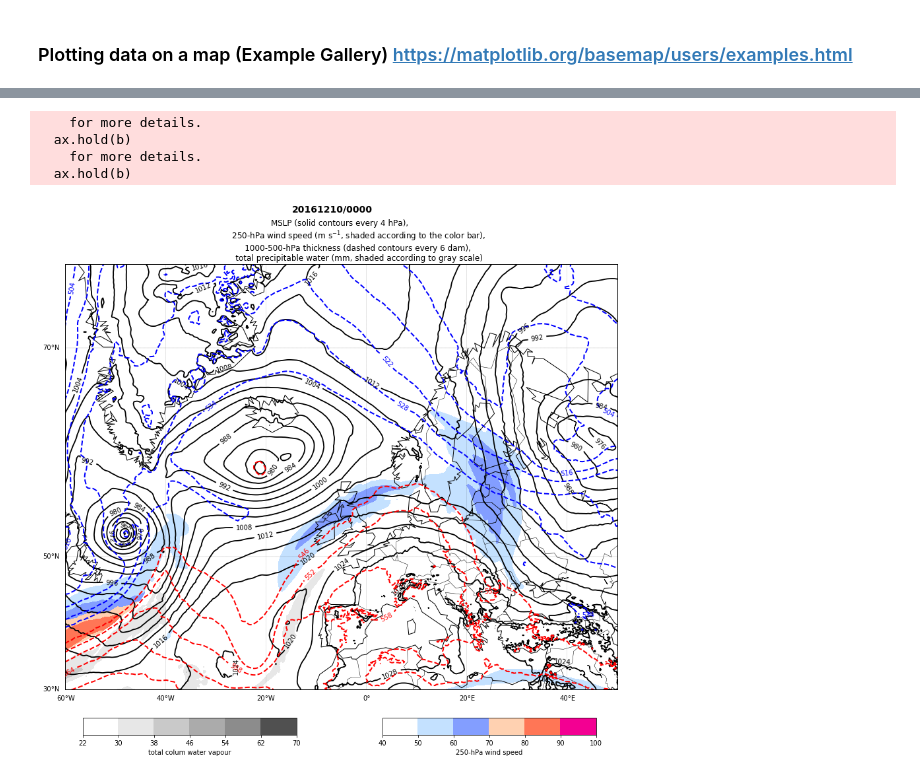
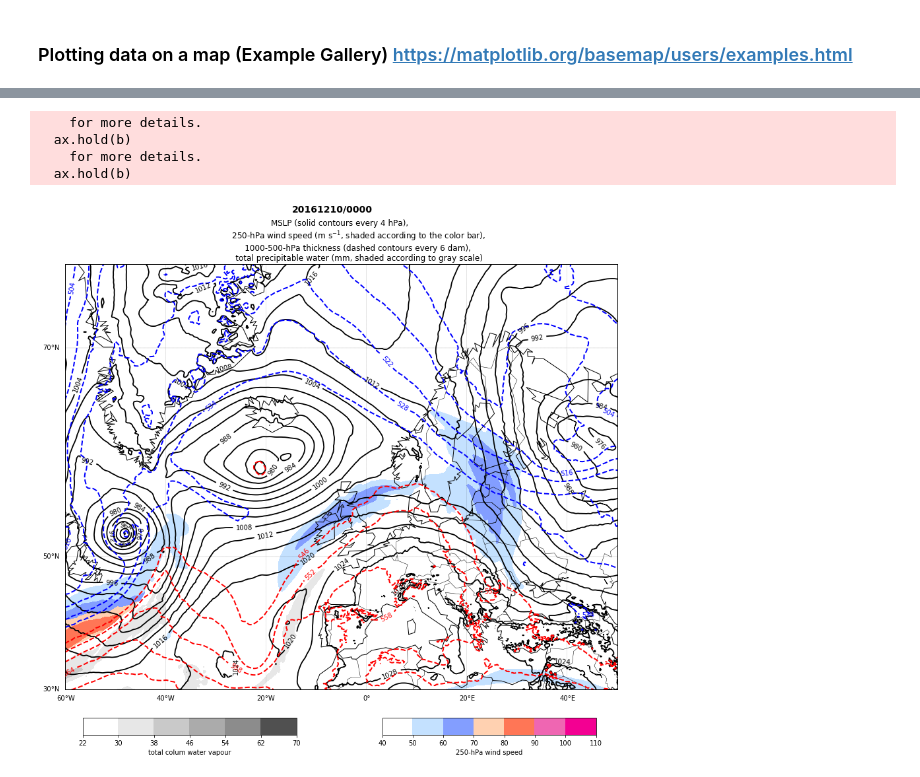
Before and after one commit to franzihe/Python_Masterthesis, a Jupyter notebook: Jet_Thick_SLP.ipynb, the cells around one changed output, grey strips where cells are left out. Cells and saved outputs as stored; diff of their text form; code cells hidden in the pictures.

```diff
--- a/Jet_Thick_SLP.ipynb
+++ b/Jet_Thick_SLP.ipynb
@@ -239,7 +242,7 @@ m.drawcountries()
 
 
 ### Plot contour lines for 250-hPa wind and fill
-Ulevels = np.arange(40,110,10)
+Ulevels = np.arange(40,120,10)
 Umap = colors.ListedColormap([no11, no12, no13, no14, no15, no16, no17])
 norm = colors.BoundaryNorm(boundaries = Ulevels, ncolors=Umap.N)
 cs = m.contourf(plonsUV, platsUV, Uabs, Ulevels, norm = norm, cmap=Umap)
@@ -270,31 +273,31 @@ cbar = plt.colorbar(cs,orientation='horizontal', cax = cbaxes)
 cbar.ax.set_xlabel('250-hPa wind speed')
 
 
 cbaxesP = fig.add_axes([0.15, 0.05, 0.3, 0.03])
 cbarP = plt.colorbar(cp,orientation='horizontal', cax = cbaxesP)
 cbarP.ax.set_xlabel('total colum water vapour')
 
 ### Add Title
 #gribUV = 'test_data/pl/param_uv_%s%s%s.grib' % (year, mon, pred_date_time)    #20161210_0000.grib'
 
 
 fig.suptitle('%s%s%s/%s' % (year, mon, date, time), fontsize=14, fontweight='bold')
 ax.set_title('MSLP (solid contours every 4 hPa), \n \
              250-hPa wind speed (m s$^{-1}$, shaded according to the color bar), \n \
              1000-500-hPa thickness (dashed contours every 6 dam), \n \
              total precipitable water (mm, shaded according to gray scale)')
 #plt.title('')
 
 ### Save
 plt.savefig('../synoptic_figs/Jet_Thick_SLP_%s%s%s_%s.png' % (year, mon, date,time))
 #plt.savefig('Jet_Thick_SLP.png')
 
 
 ###
 plt.show()
 # %% [output]
     for more details.
   ax.hold(b)
     for more details.
   ax.hold(b)
-[figure, old version]
+[figure, new version]
```
Also changed, not shown: parts of 2 cells of this notebook.
